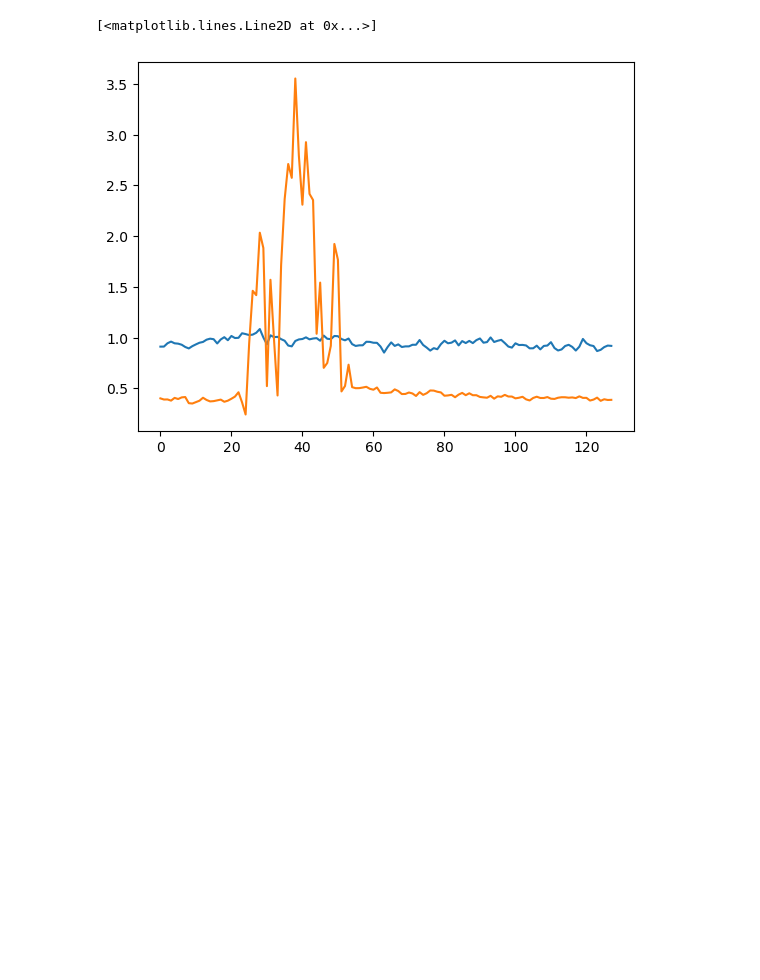
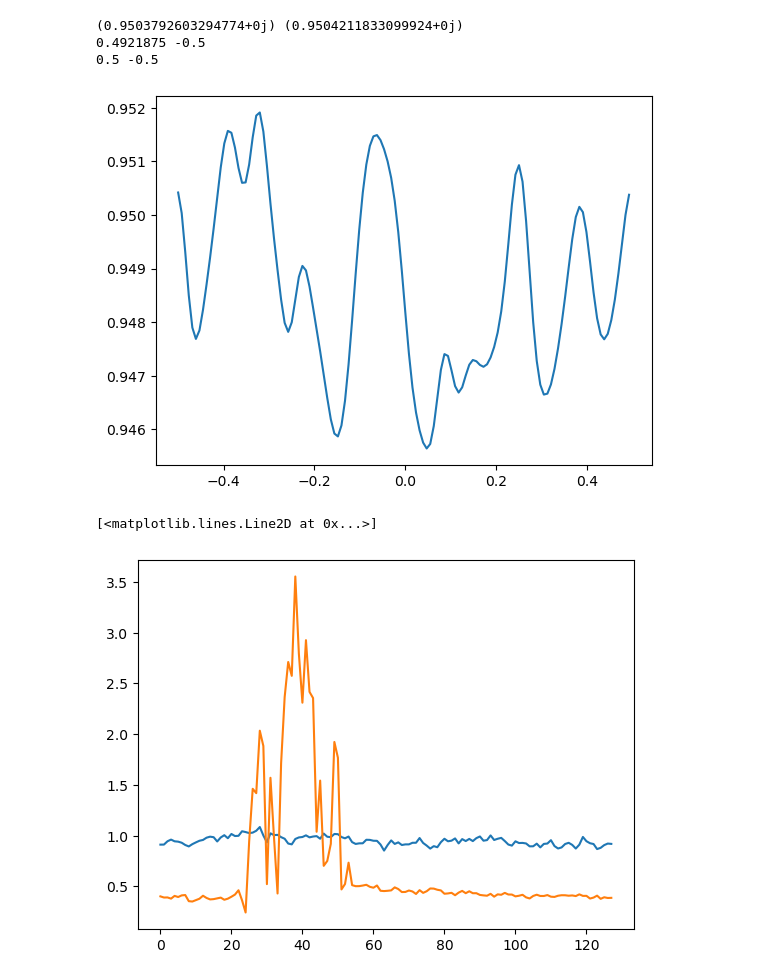
Before and after one commit to manu0x/pyGP_fields, a Jupyter notebook: fdm_1d_example_splitting.ipynb, the cells around one changed output. Cells and saved outputs as stored; diff of their text form; code cells hidden in the pictures; blank space fills up the shorter version.

```diff
--- a/fdm_1d_example_splitting.ipynb
+++ b/fdm_1d_example_splitting.ipynb
@@ -471,3 +588,18 @@ MASS LAST is  115.87800265570147 14832.38433992979
+# %%
+N=128
+L=1.0
+x = np.arange(-N/2,N/2)*(L/N)
+dx = L/N
+uf = frames[-1]
+print(uf[-1,],uf[0])
+print(x[-1,],x[0])
+plt.plot(x,uf.real)
+print(x[-1]+dx,x[0])
+# %% [output]
+(0.9503792603294774+0j) (0.9504211833099924+0j)
+0.4921875 -0.5
+0.5 -0.5
+[figure, added]
 # %%
 with open('split_psi_1d_m4.npy', 'wb') as f:
     np.save(f,frames[-1])
```
Also changed, not shown: parts of 6 cells of this notebook.
